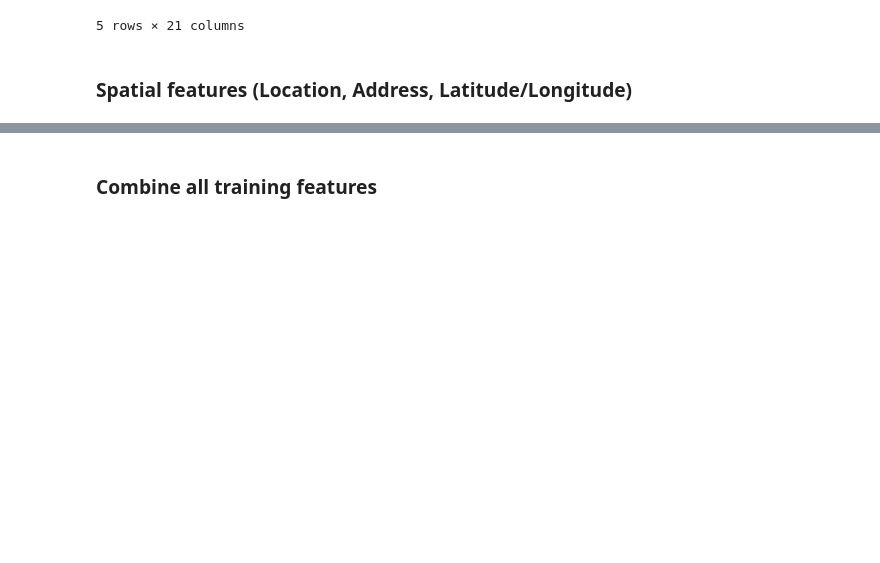
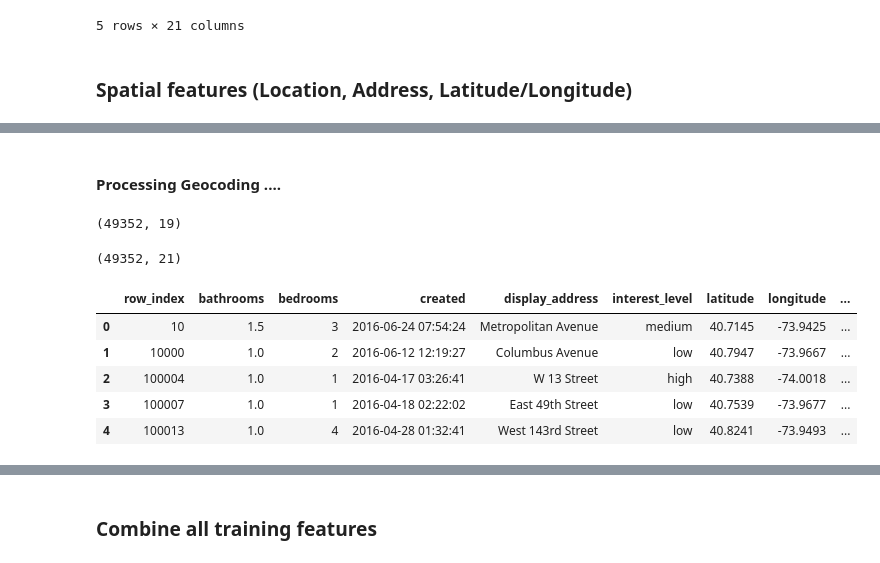
Before and after one commit to ah3200/renthop-kaggle, a Jupyter notebook: Feature_engineer_and_modeling.ipynb, the cells around one changed output, grey strips where cells are left out. Cells and saved outputs as stored; diff of their text form; code cells hidden in the pictures; blank space fills up the shorter version.

```diff
--- a/Feature_engineer_and_modeling.ipynb
+++ b/Feature_engineer_and_modeling.ipynb
@@ -246,2 +220,23 @@ out[out['listing_id']==7115466]
 # %%
 out.to_csv('./data/train_for_map.csv', encoding='utf-8', sep=',')
+# %% [markdown]
+#### Processing Geocoding ....
+# %%
+train_geo = pd.read_csv('./data/geo_train.csv')
+# %%
+train_geo.shape
+# %% [output]
+(49352, 19)
+# %%
+train.shape
+# %% [output]
+(49352, 21)
+# %%
+train_geo.head()
+# %% [output]
+|  | row_index | bathrooms | bedrooms | created | display_address | interest_level | latitude | longitude | ... |
+| 0 | 10 | 1.5 | 3 | 2016-06-24 07:54:24 | Metropolitan Avenue | medium | 40.7145 | -73.9425 | ... |
+| 1 | 10000 | 1.0 | 2 | 2016-06-12 12:19:27 | Columbus Avenue | low | 40.7947 | -73.9667 | ... |
+| 2 | 100004 | 1.0 | 1 | 2016-04-17 03:26:41 | W 13 Street | high | 40.7388 | -74.0018 | ... |
+| 3 | 100007 | 1.0 | 1 | 2016-04-18 02:22:02 | East 49th Street | low | 40.7539 | -73.9677 | ... |
+| 4 | 100013 | 1.0 | 4 | 2016-04-28 01:32:41 | West 143rd Street | low | 40.8241 | -73.9493 | ... |
```
Also changed, not shown: parts of 16 cells of this notebook.
